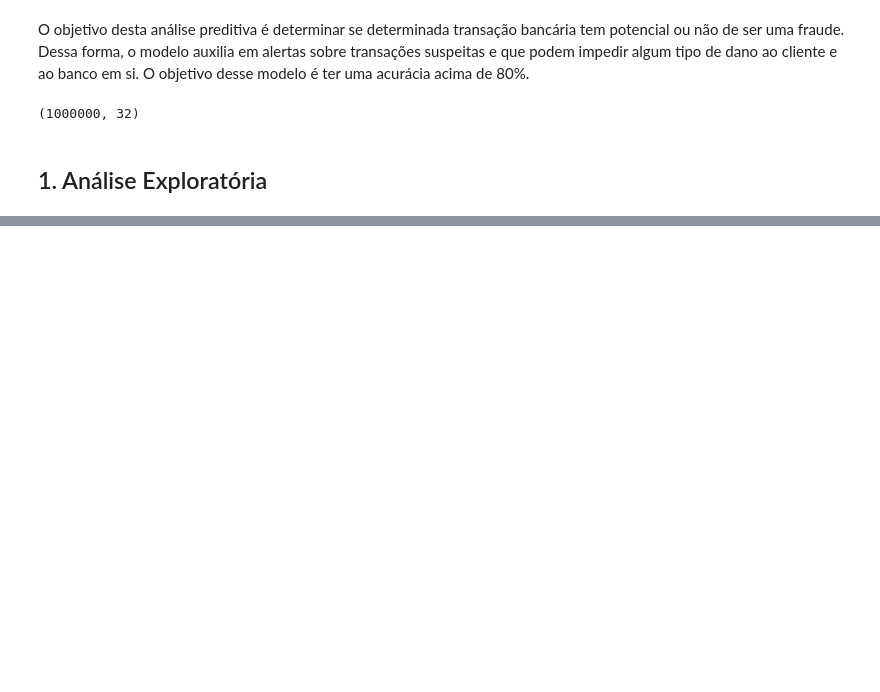
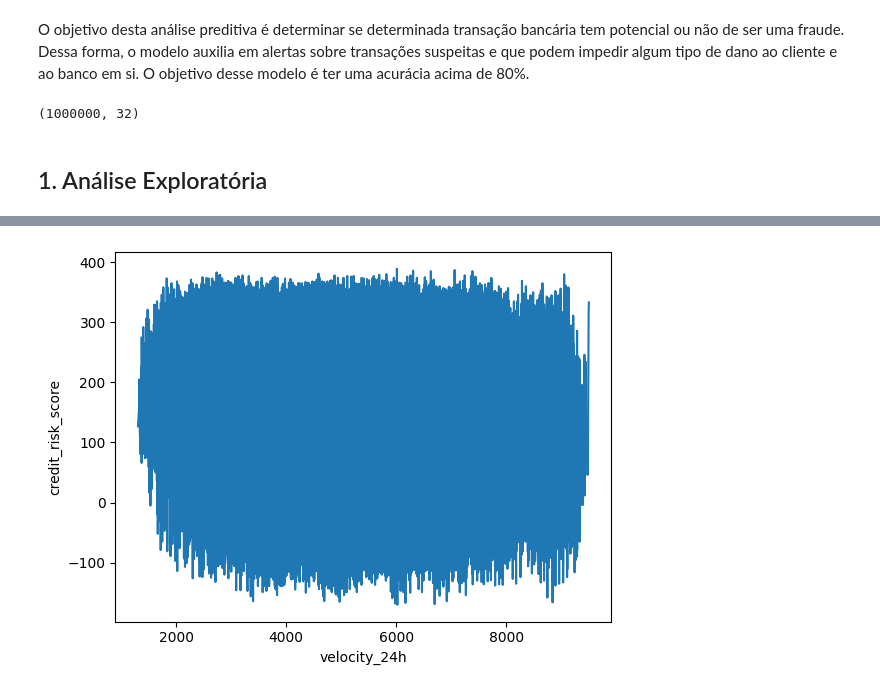
Before and after one commit to marcosmorais94/fraud_bankaccount, a Jupyter notebook: bank_fraud.ipynb, the cells around one changed output, grey strips where cells are left out. Cells and saved outputs as stored; diff of their text form; code cells hidden in the pictures; blank space fills up the shorter version.

```diff
--- a/bank_fraud.ipynb
+++ b/bank_fraud.ipynb
@@ -34,0 +46,6 @@ Dataset possui 1 milhão de registros com 32 atributos. Como é um problema de c
+# %%
+# Gráfico de dispersão
+sns.lineplot(x ='velocity_24h', y ='credit_risk_score',
+            data = base);
+# %% [output]
+[figure, added]
```
Also changed, not shown: parts of 3 cells of this notebook.
